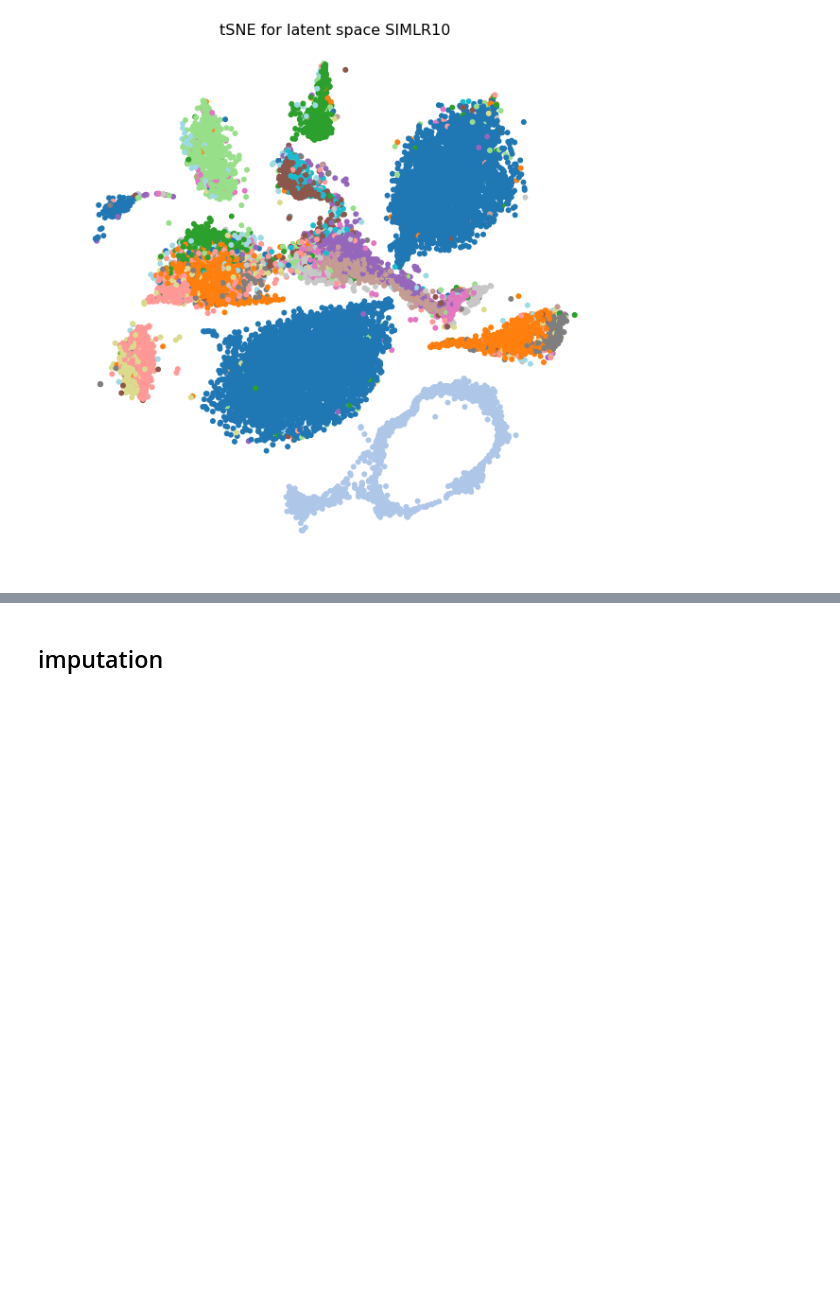
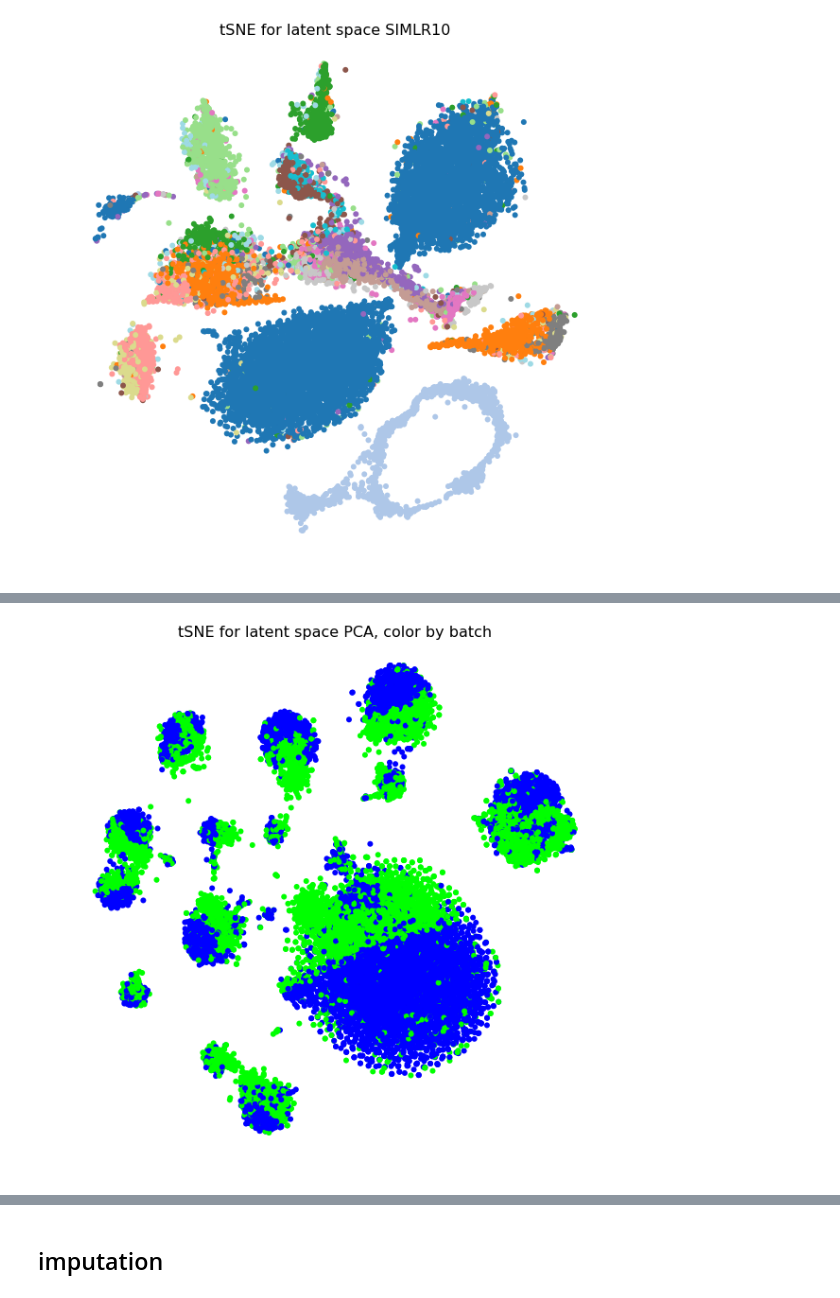
Before and after one commit to romain-lopez/scVI-reproducibility, a Jupyter notebook: RETINA-prepro.ipynb, the cells around one changed output, grey strips where cells are left out. Cells and saved outputs as stored; diff of their text form; code cells hidden in the pictures; blank space fills up the shorter version.

```diff
--- a/RETINA-prepro.ipynb
+++ b/RETINA-prepro.ipynb
@@ -205,0 +248,5 @@ plt.savefig("SIMLR_tSNE_bipolar_clusters.pdf")
+# %%
+show_tSNE(tsne, "PCA, color by batch", tSNE=False, labels=b_train, cmap="brg")
+plt.savefig("MNN_tSNE_bipolar_batch.pdf", dpi=300)
+# %% [output]
+[figure, added]
```
Also changed, not shown: parts of 18 cells of this notebook, 2 other files.
